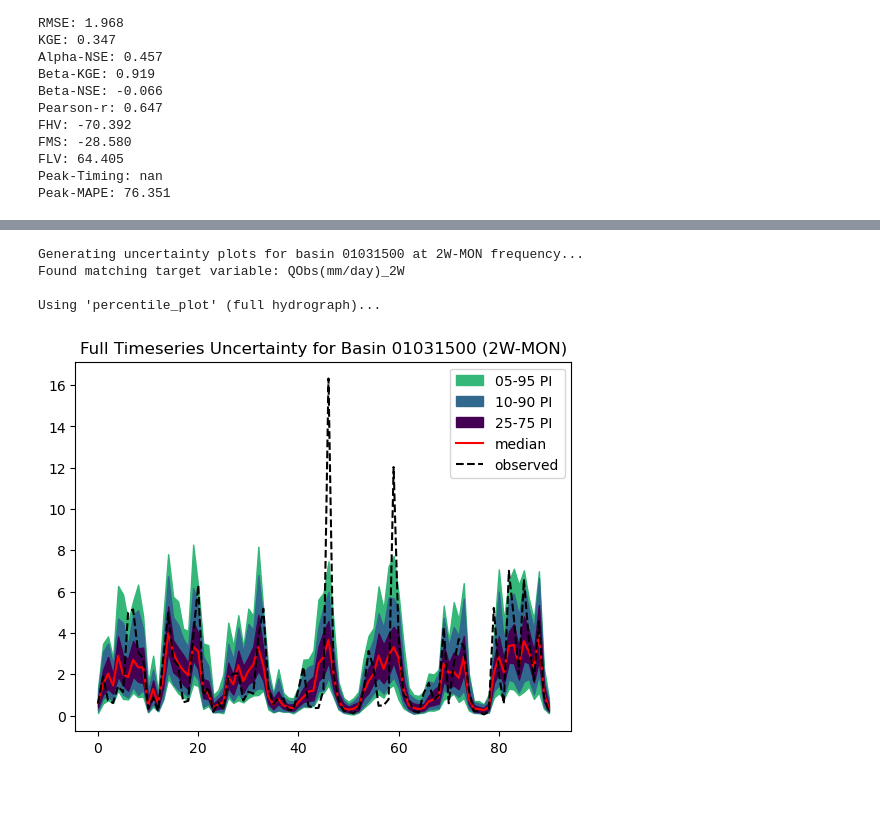
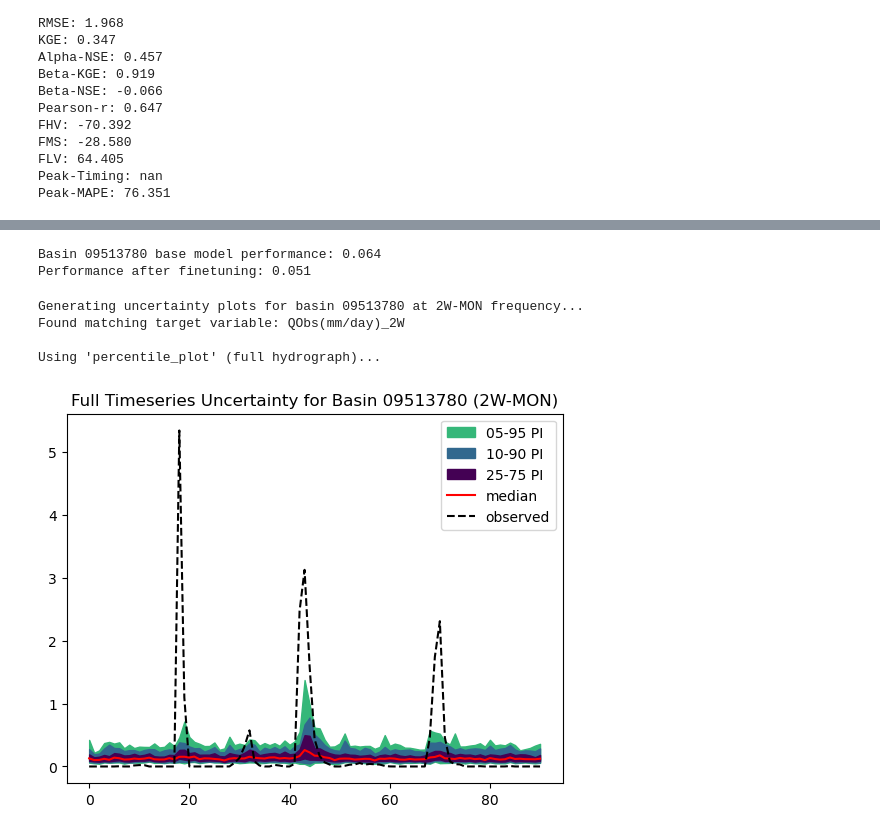
Before and after one commit to huangale88/neuralhydrology, a Jupyter notebook: own/operational_forecast/mtslstm_cmal.ipynb, the cells around one changed output, grey strips where cells are left out. Drawn from its saved outputs; the diff is of its cells as text; code cells hidden in the pictures; blank space fills up the shorter version.

Commit message:
Added finetuning.

```diff
--- a/own/operational_forecast/mtslstm_cmal.ipynb
+++ b/own/operational_forecast/mtslstm_cmal.ipynb
@@ -209,6 +279,6 @@ eval_run(finetune_dir, period="test")
 # %%
 # load test results of the base run
-df_pretrained = pd.read_csv(run_dir / "test/model_epoch050/test_metrics.csv", dtype={'basin': str})
+df_pretrained = pd.read_csv(run_dir / "test/model_epoch020/test_metrics.csv", dtype={'basin': str})
 df_pretrained = df_pretrained.set_index("basin")
 
 # load test results of the finetuned model
@@ -216,10 +286,13 @@ df_finetuned = pd.read_csv(finetune_dir / "test/model_epoch050/test_metrics.csv"
 df_finetuned = df_finetuned.set_index("basin")
 
 # extract basin performance
-base_model_nse = df_pretrained.loc[df_pretrained.index == basin, "NSE_1D"].values[0]
-finetune_nse = df_finetuned.loc[df_finetuned.index == basin, "NSE_1D"].values[0]
+base_model_nse = df_pretrained.loc[df_pretrained.index == basin, "QObs(mm/day)_2W_NSE_2W-MON"].values[0]
+finetune_nse = df_finetuned.loc[df_finetuned.index == basin, "QObs(mm/day)_2W_NSE_2W-MON"].values[0]
 print(f"Basin {basin} base model performance: {base_model_nse:.3f}")
 print(f"Performance after finetuning: {finetune_nse:.3f}")
+# %% [output]
+Basin 09513780 base model performance: 0.064
+Performance after finetuning: 0.051
 # %%
 from neuralhydrology.evaluation.plots import uncertainty_plot, percentile_plot
 
@@ -229,7 +302,7 @@ except (NameError, FileNotFoundError):
     raise RuntimeError("The 'run_dir' variable is not defined or 'config.yml' is missing.")
 
 # --- 3. Configuration (WITH FIX) ---
-basin_id = '01031500'       # The basin ID you are analyzing
+basin_id = '09513780'       # The basin ID you are analyzing
 freq = '2W-MON'               # Choose the frequency to plot
 
 # --- THIS IS THE CORRECTED LOGIC ---
@@ -267,35 +340,35 @@ try:
         y_obs_reshaped = obs_data_np
 
     # Reshape samples: Add a 'feature' dimension
     if samples_data_np.ndim == 2:
         y_samples_reshaped = np.expand_dims(samples_data_np, axis=1)
     else:
         y_samples_reshaped = samples_data_np
 
 except KeyError as e:
     print(f"CRITICAL ERROR: {e}")
     print("\nSomething went wrong during data extraction.")
     print(f"Available variables in the results file are: {list(xr_data.keys())}")
     raise
 
 # --- 5. Call the Official Plotting Functions (Same as before) ---
 #print("\nUsing 'uncertainty_plot' (reliability + hydrograph zoom-in)...")
 #fig, axes = uncertainty_plot(y=y_obs_reshaped,
 #                           y_hat=y_samples_reshaped,
 #                           title=f"Uncertainty for Basin {basin_id} ({freq})")
 #plt.show()
 
 print("\nUsing 'percentile_plot' (full hydrograph)...")
 fig2, ax2 = percentile_plot(y=y_obs_reshaped,
                             y_hat=y_samples_reshaped,
                             title=f"Full Timeseries Uncertainty for Basin {basin_id} ({freq})")
 plt.show()
 # %% [output]
-Generating uncertainty plots for basin 01031500 at 2W-MON frequency...
+Generating uncertainty plots for basin 09513780 at 2W-MON frequency...
 Found matching target variable: QObs(mm/day)_2W
 
 Using 'percentile_plot' (full hydrograph)...
-[figure, old version]
+[figure, new version]
 # %%
 # Make sure 'run_dir' is pointing to your correctly evaluated run folder
 try:
```
Also changed, not shown: parts of 5 cells of this notebook, 2 other files.
